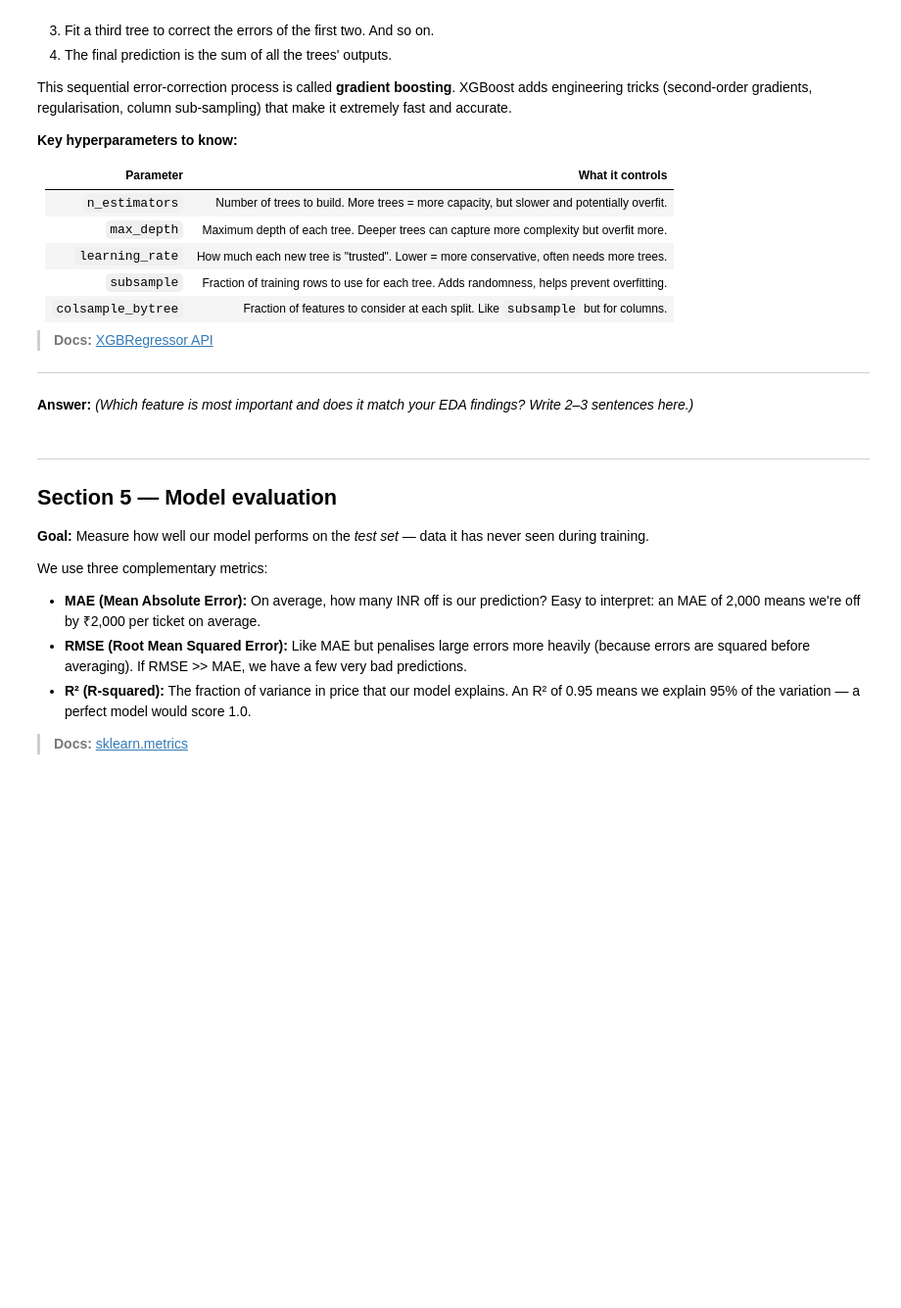
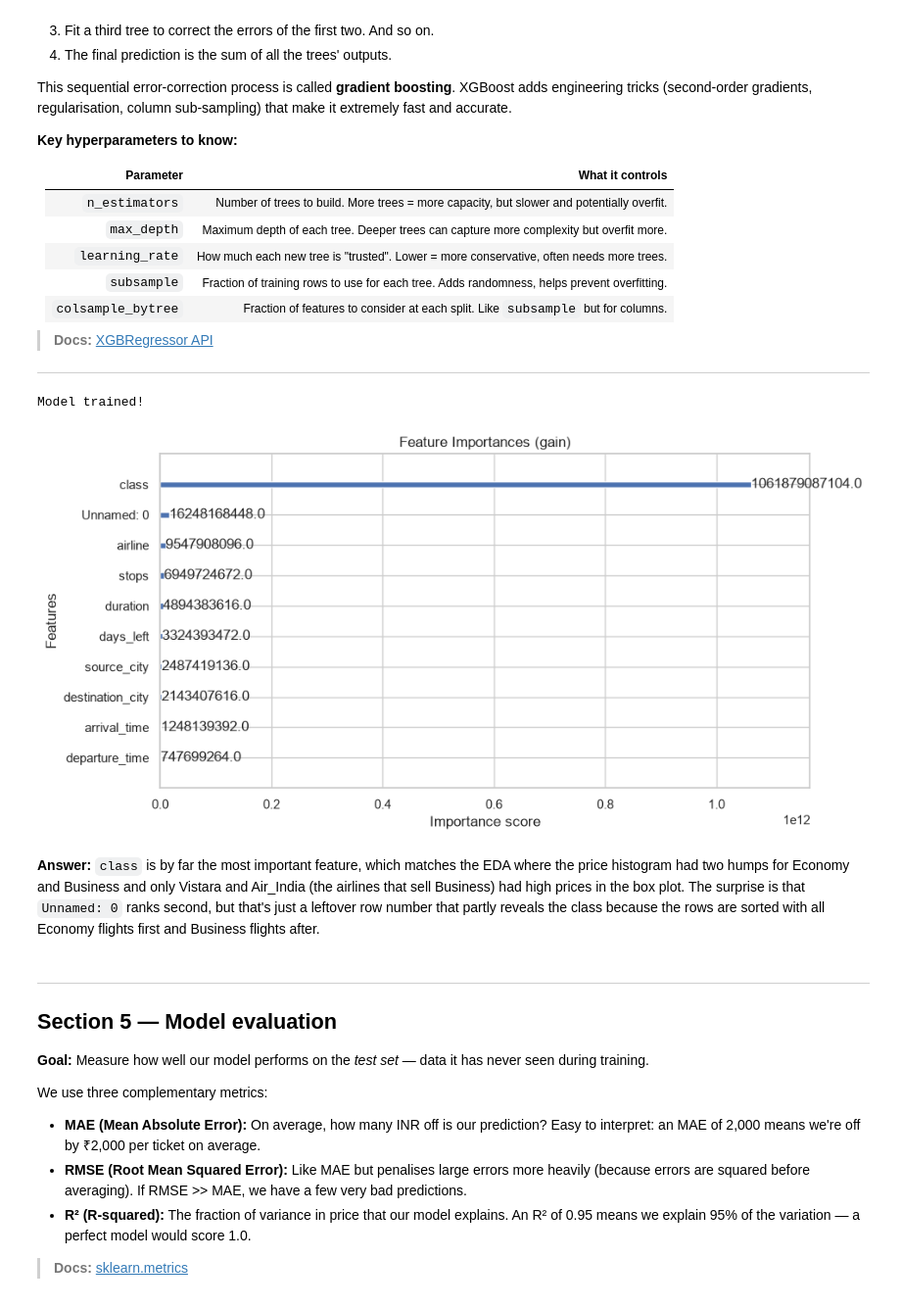
Before and after one commit to TAMU-Aggie-Data-Science-Club/fall2026-american-airlines, a Jupyter notebook: deliverable1/flight_price_prediction.ipynb, the cells around one changed output. Shown at 98% size. Saved outputs shown, nothing was run; the diff lists cells and outputs as text; code cells hidden in the pictures; blank space fills up the shorter version.

```diff
--- a/deliverable1/flight_price_prediction.ipynb
+++ b/deliverable1/flight_price_prediction.ipynb
@@ -389,8 +457,8 @@ XGBoost cannot accept string values directly. We need to convert each categorica
 `LabelEncoder` assigns a unique integer to each category: e.g. {"Economy": 0, "Business": 1}. This is simple and works well for tree-based models (unlike linear models, which would misinterpret the ordering of integers — that's a subtlety you'll learn more about in Deliverable 2).
 # %%
 # These are the columns that still contain strings after we dropped 'Flight'.
-categorical_cols = ['Airline', 'Source City', 'Departure Time',
-                    'Stops', 'Arrival Time', 'Destination City', 'Class']
+categorical_cols = ['airline', 'source_city', 'departure_time',
+                    'stops', 'arrival_time', 'destination_city', 'class']
 
 # We create one LabelEncoder per column and store them in a dict.
 # Storing encoders lets us inverse_transform predictions later
@@ -402,8 +470,10 @@ encoders = {}
 #     1. Instantiate a LabelEncoder: `le = LabelEncoder()`
 #     2. Fit and transform the column: `df[col] = le.fit_transform(df[col])`
 #     3. Store the encoder: `encoders[col] = le`
-
-
+for col in categorical_cols:
+    le = LabelEncoder()
+    df[col] = le.fit_transform(df[col])
+    encoders[col] = le
 
 # Sanity check: the dtypes of the encoded columns should now be integers.
 print(df[categorical_cols].dtypes)
@@ -416,8 +495,8 @@ print(df[categorical_cols].dtypes)
 #
 # Hint for X: df.drop(columns=['Price'])
 
-X = None  # TODO
-y = None  # TODO
+X = df.drop(columns=['price'])
+y = df['price']
 
 print('Feature matrix shape:', X.shape)   # should be (n_rows, 9)
 print('Target vector shape: ', y.shape)   # should be (n_rows,)
@@ -430,7 +512,7 @@ print('Target vector shape: ', y.shape)   # should be (n_rows,)
 #
 # Hint: train_test_split(X, y, test_size=0.2, random_state=42)
 
-X_train, X_test, y_train, y_test = None, None, None, None  # TODO: unpack the 4 return values
+X_train, X_test, y_train, y_test = train_test_split(X, y, test_size=0.2, random_state=42)
 
 print(f'Training set:  {X_train.shape[0]} rows')
 print(f'Test set:      {X_test.shape[0]} rows')
@@ -476,25 +561,40 @@ This sequential error-correction process is called **gradient boosting**. XGBoos
 # Then fit (train) the model on X_train and y_train.
 # Fitting means the model will run through all 300 trees, learning from the training data.
 
-model = None  # TODO: create the XGBRegressor
+model = XGBRegressor(
+    n_estimators=300,
+    max_depth=6,
+    learning_rate=0.1,
+    subsample=0.8,
+    colsample_bytree=0.8,
+    random_state=42,
+)
 
 # TODO: Fit the model — model.fit(X_train, y_train)
-
+model.fit(X_train, y_train)
 
 print('Model trained!')
+# %% [output]
+Model trained!
 # %%
 # Feature importance: XGBoost tracks how often each feature was used in a split
 # and how much each split reduced the prediction error.
 # 'gain' (the default) measures the average improvement in accuracy each feature provides.
 
 # TODO: Plot the feature importances using xgb.plot_importance(model).
 # Set importance_type='gain' to use the 'gain' metric.
 # Add a title: 'Feature Importances (gain)'
 #
 # Which feature is most important? Does that match your intuition from the EDA?
 # Write your answer in the markdown cell below.
+xgb.plot_importance(model, importance_type='gain')
+plt.title('Feature Importances (gain)')
+plt.tight_layout()
+plt.show()
+# %% [output]
+[figure, added]
 # %% [markdown]
-**Answer:** *(Which feature is most important and does it match your EDA findings? Write 2–3 sentences here.)*
+**Answer:** `class` is by far the most important feature, which matches the EDA where the price histogram had two humps for Economy and Business and only Vistara and Air_India (the airlines that sell Business) had high prices in the box plot. The surprise is that `Unnamed: 0` ranks second, but that's just a leftover row number that partly reveals the class because the rows are sorted with all Economy flights first and Business flights after.
 # %% [markdown]
 ---
 ## Section 5 — Model evaluation
```
Also changed, not shown: parts of 21 cells of this notebook.
